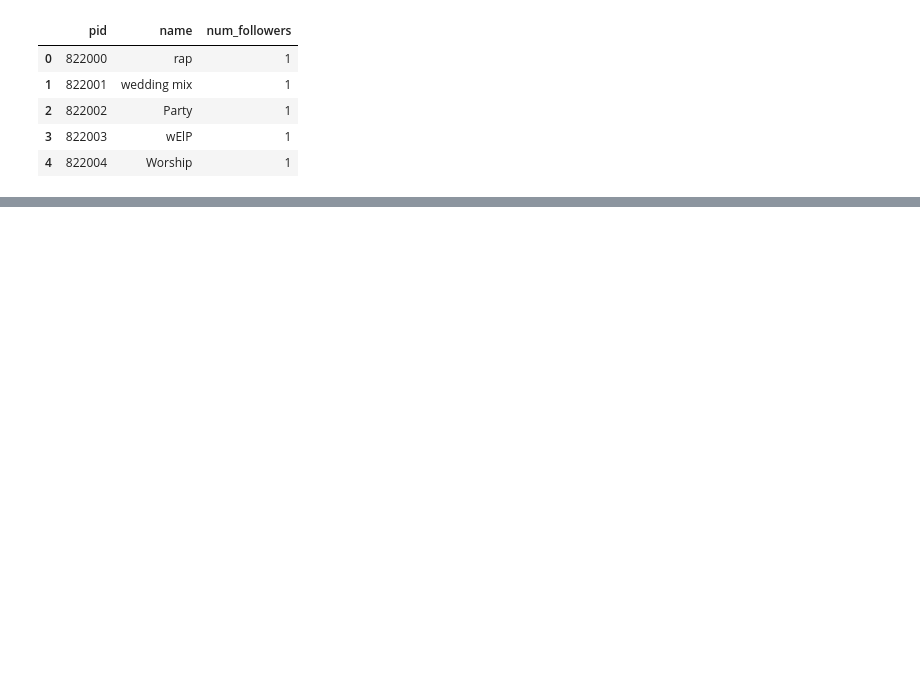
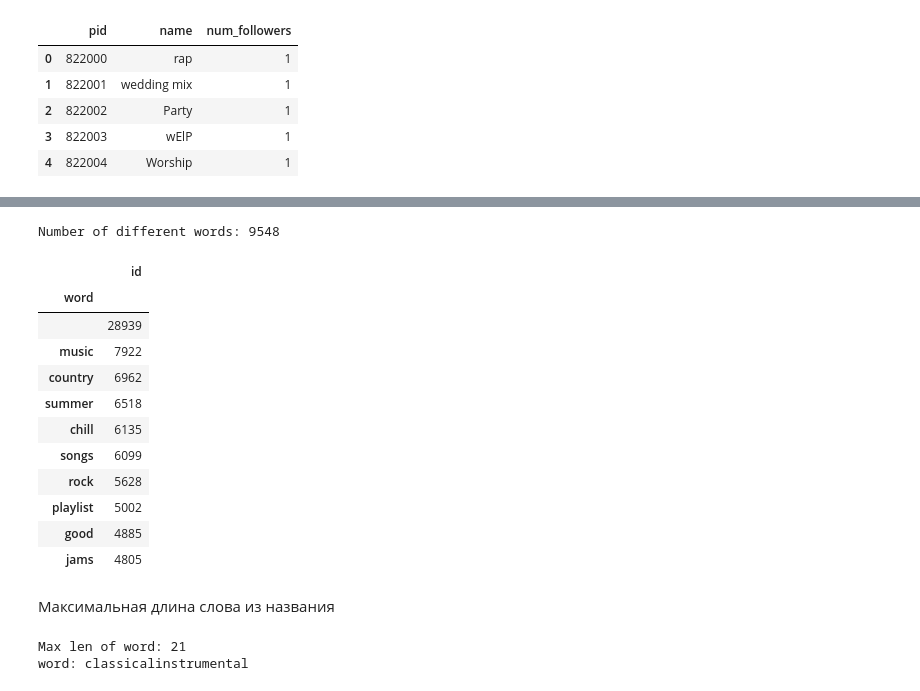
Before and after one commit to vadimfb/playlist_continuation, a Jupyter notebook: code/statistics.ipynb, the cells around one changed output, grey strips where cells are left out. Saved outputs shown, nothing was run; the diff lists cells and outputs as text; code cells hidden in the pictures; blank space fills up the shorter version.

Commit message:
more data, more statistics

```diff
--- a/code/statistics.ipynb
+++ b/code/statistics.ipynb
@@ -2,4 +2,4 @@
 import numpy as np
 import pandas as pd
 # %%
-data_dir = '/home/vadim/playlist_generation/data'
+data_dir = '../data'
@@ -155,3 +133,0 @@ s = 'the music rock on heart'
-# %%
-reg = re.compile('the ')
-reg.sub('', s)
@@ -236,0 +200,7 @@ grouped.count().sort_values(by='id', ascending=False)[50:100]
+# %%
+words_in_names = []
+for i in range(names.shape[0]):
+    words_in_names += names[i].split(' ')
+words_in_names = np.array(words_in_names)
+words = pd.DataFrame({'word': words_in_names, 'id':np.arange(words_in_names.shape[0])})
+words.head()
@@ -236,0 +214,31 @@ grouped.count().sort_values(by='id', ascending=False)[50:100]
+# %%
+print ("Number of different words:", words.word.unique().shape[0])
+grouped = words.groupby('word')
+grouped.count().sort_values(by='id', ascending=False).head(10)
+# %% [output]
+Number of different words: 9548
+|  | id |
+| word |  |
+|  | 28939 |
+| music | 7922 |
+| country | 6962 |
+| summer | 6518 |
+| chill | 6135 |
+| songs | 6099 |
+| rock | 5628 |
+| playlist | 5002 |
+| good | 4885 |
+| jams | 4805 |
+# %% [markdown]
+Максимальная длина слова из названия
+# %%
+max_len = 0
+max_word = words_in_names[0]
+for word in words_in_names:
+    if len(word) > max_len:
+        max_len = len(word)
+        max_word = word
+print ('Max len of word:', max_len, '\nword:', max_word)
+# %% [output]
+Max len of word: 21
+word: classicalinstrumental
```
Also changed, not shown: parts of 48 cells of this notebook, 7 other files.
